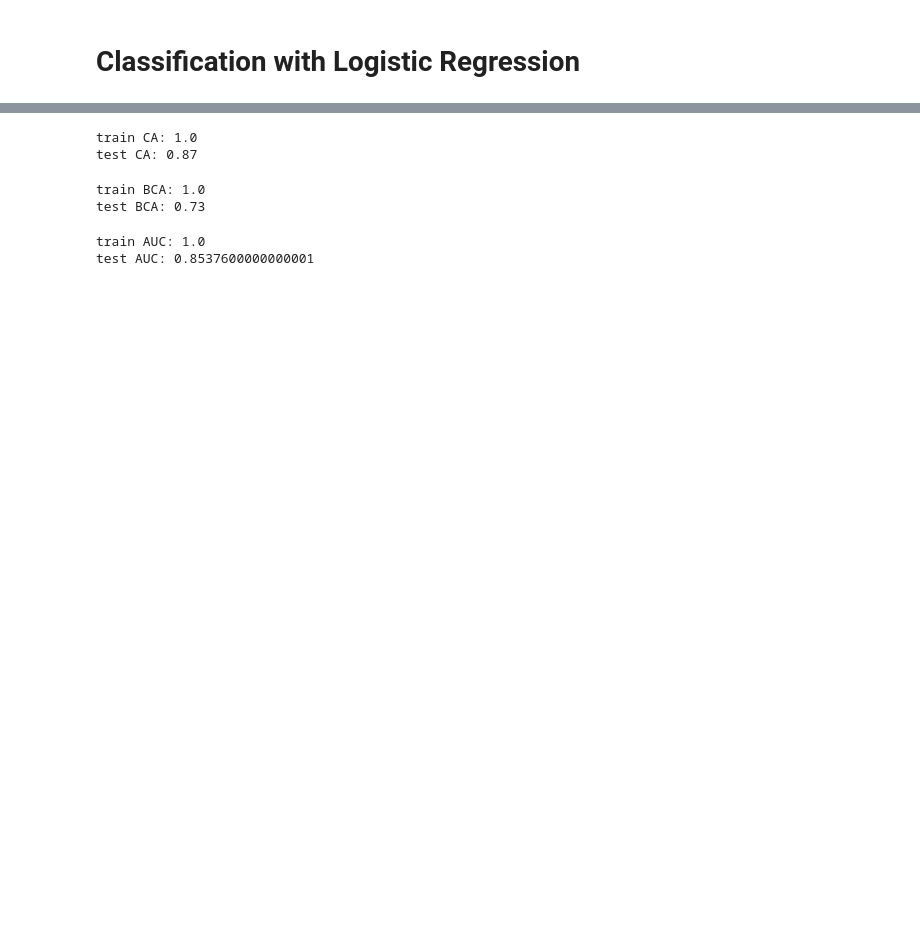
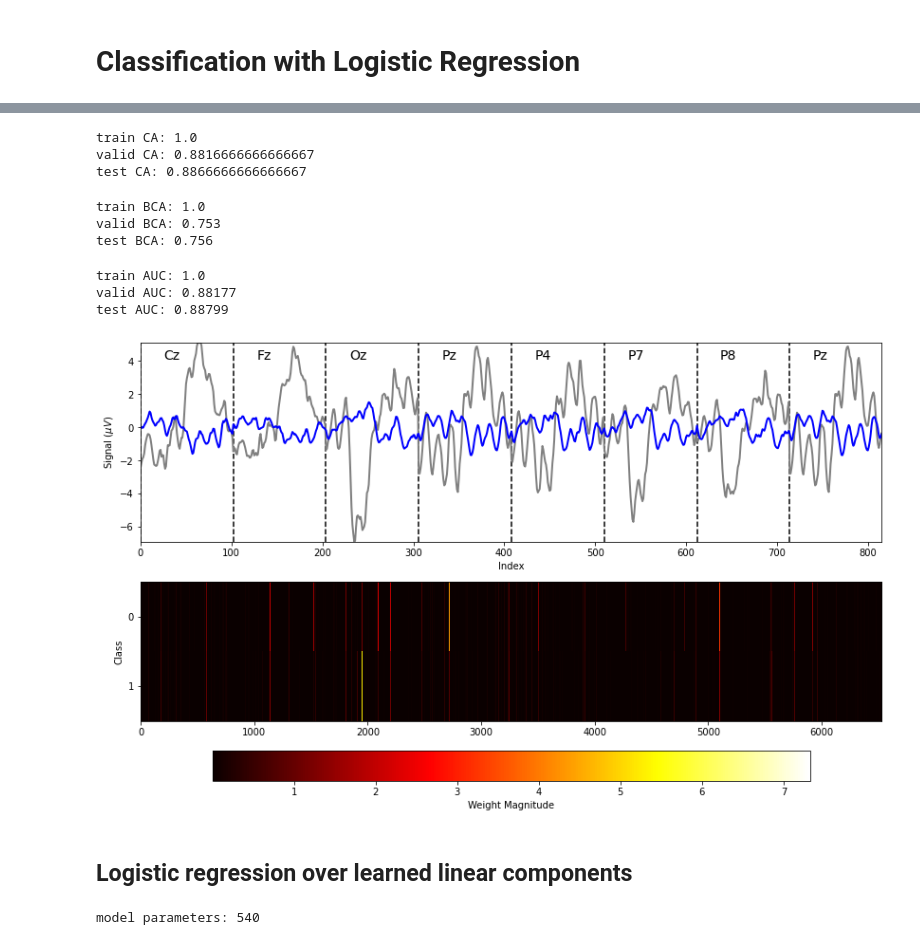
Before and after one commit to idfah/notebooks, a Jupyter notebook: eeg/p300_classification_with_biosemi_data_prep.ipynb, the cells around one changed output, grey strips where cells are left out. Drawn from its saved outputs; the diff is of its cells as text; code cells hidden in the pictures; blank space fills up the shorter version.

```diff
--- a/eeg/p300_classification_with_biosemi_data_prep.ipynb
+++ b/eeg/p300_classification_with_biosemi_data_prep.ipynb
@@ -377,12 +492,16 @@ from sklearn import metrics
 # %%
-print('train CA:', metrics.accuracy_score(train_labels, train_preds))
-print('test CA:', metrics.accuracy_score(test_labels, test_preds))
+print('train CA:', logreg.ca(std_train_data, train_labels))
+print('valid CA:', logreg.ca(std_valid_data, valid_labels))
+print('test CA:', logreg.ca(std_test_data, test_labels))
 # %% [output]
 train CA: 1.0
-test CA: 0.87
+valid CA: 0.8816666666666667
+test CA: 0.8866666666666667
 # %%
-print('train BCA:', metrics.balanced_accuracy_score(train_labels, train_preds))
-print('test BCA:', metrics.balanced_accuracy_score(test_labels, test_preds))
+print('train BCA:', logreg.bca(std_train_data, train_labels))
+print('valid BCA:', logreg.bca(std_valid_data, valid_labels))
+print('test BCA:', logreg.bca(std_test_data, test_labels))
 # %% [output]
 train BCA: 1.0
-test BCA: 0.73
+valid BCA: 0.753
+test BCA: 0.756
@@ -393,6 +508,43 @@ test_probs = logreg.probs(test_data).numpy()
-# %%
-print('train AUC:', metrics.roc_auc_score(train_labels, train_probs[:, 1]))
-print('test AUC:', metrics.roc_auc_score(test_labels, test_probs[:, 1]))
-# %% [output]
-train AUC: 1.0
-test AUC: 0.8537600000000001
+# %%
+print('train AUC:', logreg.auc(std_train_data, train_labels))
+print('valid AUC:', logreg.auc(std_valid_data, valid_labels))
+print('test AUC:', logreg.auc(std_test_data, test_labels))
+# %% [output]
+train AUC: 1.0
+valid AUC: 0.88177
+test AUC: 0.88799
+# %%
+weights = logreg.visible.weight.detach().numpy()
+
+select_chans = ('Cz', 'Fz', 'Oz', 'Pz', 'P4', 'P7', 'P8', 'Pz')
+chan_indices = [chan_names.index(chan) for chan in select_chans]
+
+mean_targets = train_data[train_labels == 0][..., chan_indices].mean(0)
+mean_nontargets = train_data[train_labels == 1][..., chan_indices].mean(0)
+
+fig = plt.figure()
+ax_sig = fig.add_subplot(2, 1, 1)
+ax_sig.plot(mean_nontargets.T.reshape((-1,)), linewidth=2, color='grey')
+ax_sig.plot(mean_targets.T.reshape((-1,)), linewidth=2, color='blue')
+ax_sig.set_xlabel('Index')
+ax_sig.set_ylabel(r'Signal ($\mu V$)')
+ax_sig.autoscale(tight=True)
+
+mn = np.min(np.vstack((mean_targets, mean_nontargets)))
+mx = np.max(np.vstack((mean_targets, mean_nontargets)))
+
+for i, chan_name in enumerate(select_chans):
+    ax_sig.vlines((i * mean_targets.shape[0],), mn, mx, linestyle='--');
+    ax_sig.text((i + 0.25) * mean_targets.shape[0], mx - 1.0, chan_name, fontsize=14)
+
+ax_weights = fig.add_subplot(2, 1, 2)
+img = ax_weights.imshow(np.abs(weights), aspect='auto', interpolation='none', cmap=plt.cm.hot)
+ax_weights.set_yticks(range(weights.shape[0]))
+ax_weights.set_ylabel('Class')
+ax_weights.autoscale(tight=True)
+cb = plt.colorbar(img, ax=ax_weights, orientation='horizontal');
+cb.set_label('Weight Magnitude');
+# %% [output]
+[figure, added]
+# %% [markdown]
+## Logistic regression over learned linear components
@@ -398,0 +571,5 @@ test AUC: 0.8537600000000001
+# %%
+clogreg = ComponentLogisticRegression(std_train_data.shape[1], std_train_data.shape[2], 2, 2)
+print('model parameters:', sum(params.nelement() for params in clogreg.parameters()))
+# %% [output]
+model parameters: 540
```
Also changed, not shown: parts of 28 cells of this notebook.
